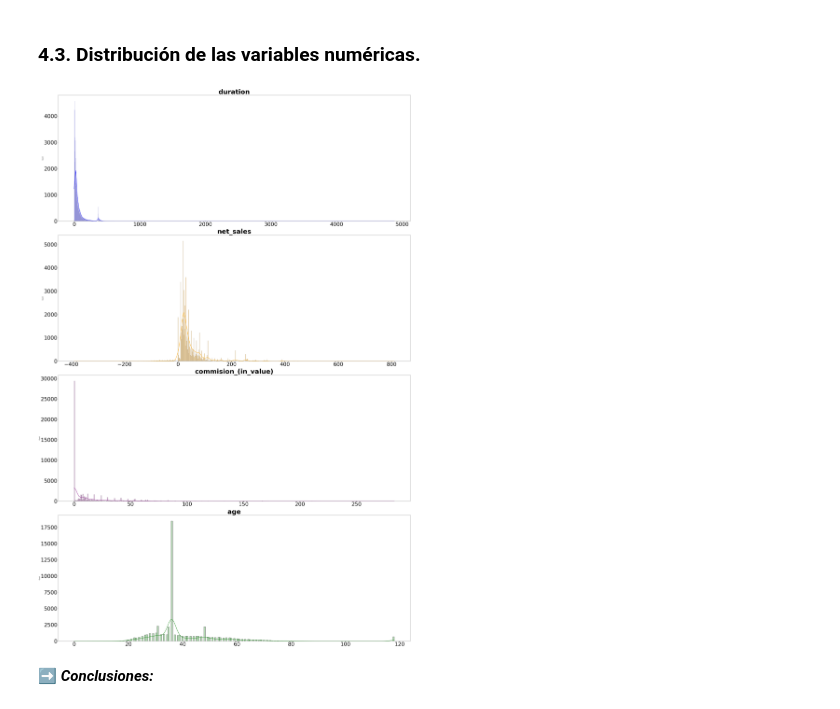
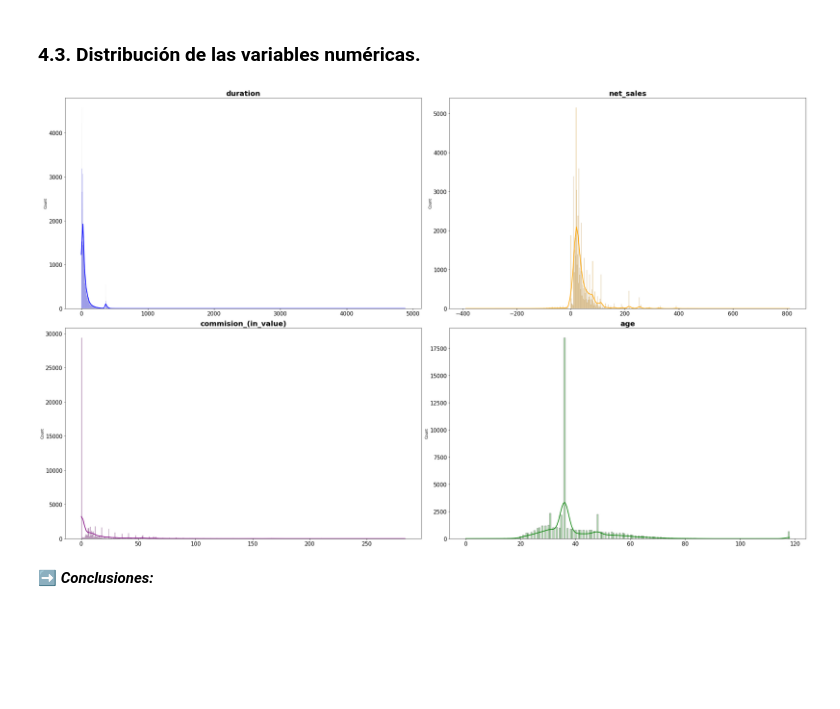
Before and after one commit to Adalab/DA-promo-c-modulo-3-sprint-1-Mina-Mai, a Jupyter notebook: Regresion_logistica/pp_regresion_logistica_1.ipynb, the cells around one changed output. Drawn from its saved outputs; the diff is of its cells as text; code cells hidden in the pictures; blank space fills up the shorter version.

```diff
--- a/Regresion_logistica/pp_regresion_logistica_1.ipynb
+++ b/Regresion_logistica/pp_regresion_logistica_1.ipynb
@@ -26,6 +26,6 @@ Se ruega a la hora de realizar la entrega que incluyais el conjunto de datos que
 ### 1. Buscar un conjunto de datos a analizar.
 Se recomienda que el conjunto de datos a analizar tenga variables numéricas y categóricas, primando que haya más de una variable de tipo numérico.
 # %%
-df = pd.read_csv('../archivos/travel_insurance.csv', index_col=0)
+df = pd.read_csv('../archivos/travel_insurance.csv', index_col=0).reset_index()
 df.head()
 # %% [output]
@@ -39,5 +38,3 @@ df.head()
-# %%
-df.reset_index(inplace=True)
 # %% [markdown]
 ### 2. Explicar los datos y las variables disponibles en el conjunto de datos seleccionado.
 # %% [markdown]
@@ -404,22 +467,23 @@ Name: claim, dtype: float64
 ### 4.2. Distribución de las variables categóricas.
 # %%
 #Gráficas
-fig, axes = plt.subplots(nrows = 6, ncols = 1, figsize = (70, 120))
+fig, axes = plt.subplots(nrows = 3, ncols = 2, figsize = (30, 20))
 
 axes = axes.flat
 columnas_cat = df.select_dtypes(include = "object").columns
+columnas_cat = columnas_cat.drop('claim')
 
 for i, colum in enumerate(columnas_cat):
     sns.countplot(
         data = df,
-        y = colum,
+        x = colum,
         hue = "claim",
         ax = axes[i],
-        palette='winter')
+        palette='icefire')
 
 
-    axes[i].set_title(colum, fontsize = 50, fontweight = "bold")
-    axes[i].tick_params(labelsize = 40)
+    axes[i].set_title(colum, fontsize = 20, fontweight = "bold")
+    axes[i].tick_params(labelsize = 15)
     axes[i].set_xlabel("")
     axes[i].legend(loc= "upper right")
 
@@ -433,33 +496,33 @@ IndexError: index 6 is out of bounds for axis 0 with size 6
 ### 4.3. Distribución de las variables numéricas.
 # %%
 #Gráficas
-fig, axes = plt.subplots(nrows = 4, ncols = 1, figsize = (40, 60))
+fig, axes = plt.subplots(nrows = 2, ncols = 2, figsize = (30, 18))
 
 lista_colores = ["blue", "orange", "purple", "green"]
 
 axes = axes.flat
 
 columnas_numeric = df.select_dtypes(include = np.number).columns
-#columnas_numeric = columnas_numeric.drop("survived")
 
 for i, colum in enumerate(columnas_numeric):
     sns.histplot(
         data = df,
         x = colum,
         kde = True,
         color = lista_colores[i],
+        #palette='icefire',
         line_kws = {"linewidth": 2},
         alpha = 0.3,
         ax = axes[i])
 
 
-    axes[i].set_title(colum, fontsize = 50, fontweight = "bold")
-    axes[i].tick_params(labelsize = 40)
+    axes[i].set_title(colum, fontsize = 20, fontweight = "bold")
+    axes[i].tick_params(labelsize = 15)
     axes[i].set_xlabel("")
 
 fig.tight_layout();
 # %% [output]
-[figure, old version]
+[figure, new version]
 # %% [markdown]
 ➡️ **_Conclusiones:_**
 # %%
```
Also changed, not shown: parts of 19 cells of this notebook.
